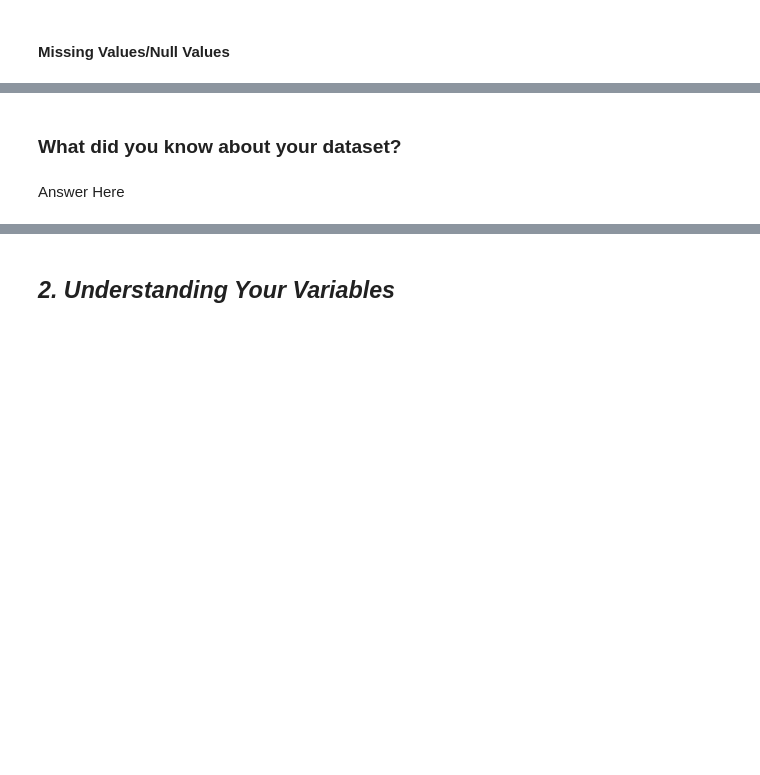
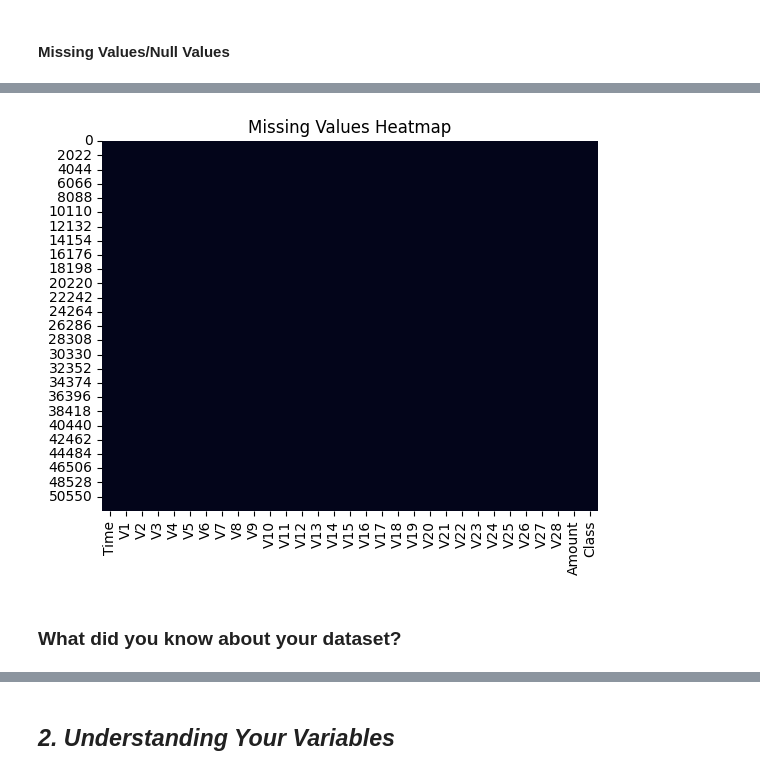
Before and after one commit to Mostaqul143/Credit-Card-Fraud-Transaction-Detection, a Jupyter notebook: Project.ipynb, the cells around one changed output, grey strips where cells are left out. Drawn from its saved outputs; the diff is of its cells as text; code cells hidden in the pictures; blank space fills up the shorter version.

```diff
--- a/Project.ipynb
+++ b/Project.ipynb
@@ -27,6 +42,8 @@ https://github.com/Mostaqul143
 ### Dataset Loading
 # %%
 # Load Dataset
+
+df=pd.read_csv('CreditCard.csv')
 # %% [markdown]
 ### Dataset First View
 # %%
@@ -52,4 +134,11 @@ https://github.com/Mostaqul143
+# %%
+# Visualizing the missing values
+
+
+sns.heatmap(df.isnull(), cbar=False)
+plt.title('Missing Values Heatmap')
+plt.show()
+# %% [output]
+[figure, added]
 # %% [markdown]
 ### What did you know about your dataset?
-# %% [markdown]
-Answer Here
```
Also changed, not shown: parts of 10 cells of this notebook.
